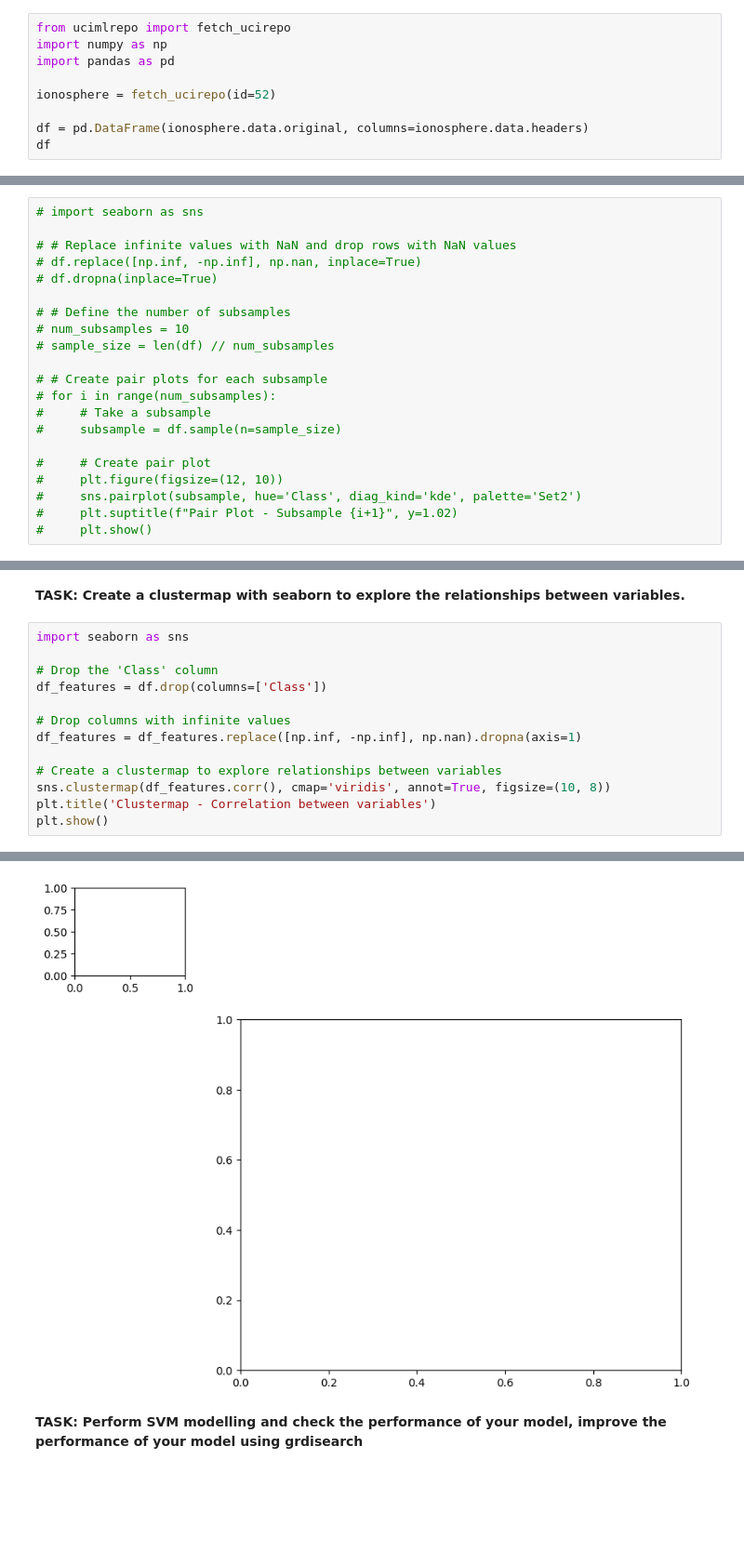
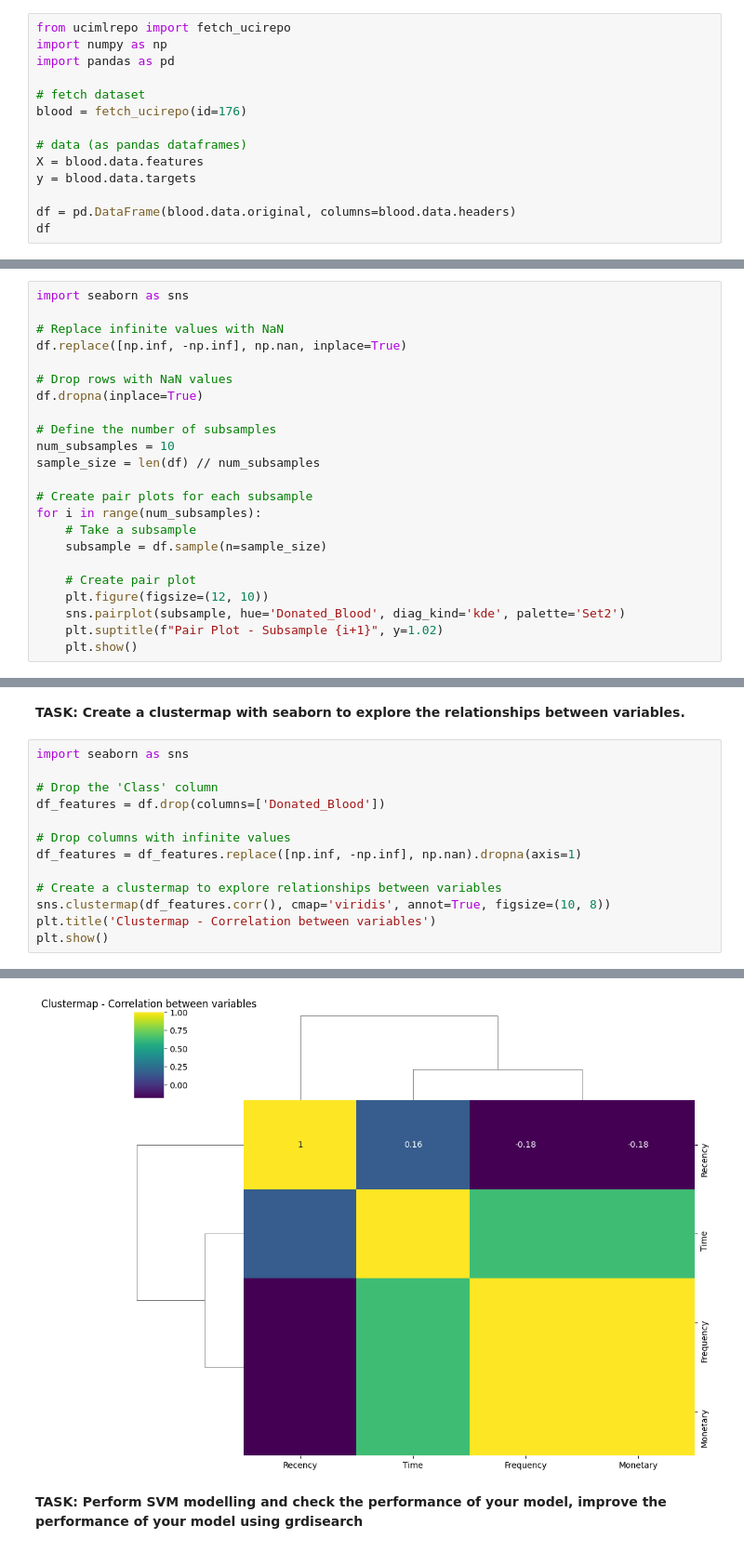
Before and after one commit to KeefG/DATA_ANALYTICS, a Jupyter notebook: Homework/Lecture7_HW.ipynb, the cells around one changed output, grey strips where cells are left out. Shown at 93% size. Saved outputs shown, nothing was run; the diff lists cells and outputs as text; blank space fills up the shorter version.

```diff
--- a/Homework/Lecture7_HW.ipynb
+++ b/Homework/Lecture7_HW.ipynb
@@ -12,8 +12,13 @@ from ucimlrepo import fetch_ucirepo
 import numpy as np
 import pandas as pd
 
-ionosphere = fetch_ucirepo(id=52)
+# fetch dataset
+blood = fetch_ucirepo(id=176)
 
-df = pd.DataFrame(ionosphere.data.original, columns=ionosphere.data.headers)
+# data (as pandas dataframes)
+X = blood.data.features
+y = blood.data.targets
+
+df = pd.DataFrame(blood.data.original, columns=blood.data.headers)
 df
 # %% [output]
@@ -91,23 +96,25 @@ Imbalance Ratio: 0.56
 # %% [markdown]
 **TASK: Take 10 moderately sized subsamples and create a pairplot of the feature variable in relation to the target variable**
 # %%
-# import seaborn as sns
+import seaborn as sns
 
-# # Replace infinite values with NaN and drop rows with NaN values
-# df.replace([np.inf, -np.inf], np.nan, inplace=True)
-# df.dropna(inplace=True)
+# Replace infinite values with NaN
+df.replace([np.inf, -np.inf], np.nan, inplace=True)
 
-# # Define the number of subsamples
-# num_subsamples = 10
-# sample_size = len(df) // num_subsamples
+# Drop rows with NaN values
+df.dropna(inplace=True)
 
-# # Create pair plots for each subsample
-# for i in range(num_subsamples):
-#     # Take a subsample
-#     subsample = df.sample(n=sample_size)
+# Define the number of subsamples
+num_subsamples = 10
+sample_size = len(df) // num_subsamples
 
-#     # Create pair plot
-#     plt.figure(figsize=(12, 10))
-#     sns.pairplot(subsample, hue='Class', diag_kind='kde', palette='Set2')
-#     plt.suptitle(f"Pair Plot - Subsample {i+1}", y=1.02)
-#     plt.show()
+# Create pair plots for each subsample
+for i in range(num_subsamples):
+    # Take a subsample
+    subsample = df.sample(n=sample_size)
+
+    # Create pair plot
+    plt.figure(figsize=(12, 10))
+    sns.pairplot(subsample, hue='Donated_Blood', diag_kind='kde', palette='Set2')
+    plt.suptitle(f"Pair Plot - Subsample {i+1}", y=1.02)
+    plt.show()
@@ -117,7 +138,7 @@ Imbalance Ratio: 0.56
 import seaborn as sns
 
 # Drop the 'Class' column
-df_features = df.drop(columns=['Class'])
+df_features = df.drop(columns=['Donated_Blood'])
 
 # Drop columns with infinite values
 df_features = df_features.replace([np.inf, -np.inf], np.nan).dropna(axis=1)
@@ -131,4 +151,4 @@ ValueError: The condensed distance matrix must contain only finite values.
-[figure, old version]
+[figure, new version]
 # %% [markdown]
 **TASK: Perform SVM modelling and check the performance of your model, improve the performance of your model using grdisearch**
 # %%
```
Also changed, not shown: parts of 6 cells of this notebook.
